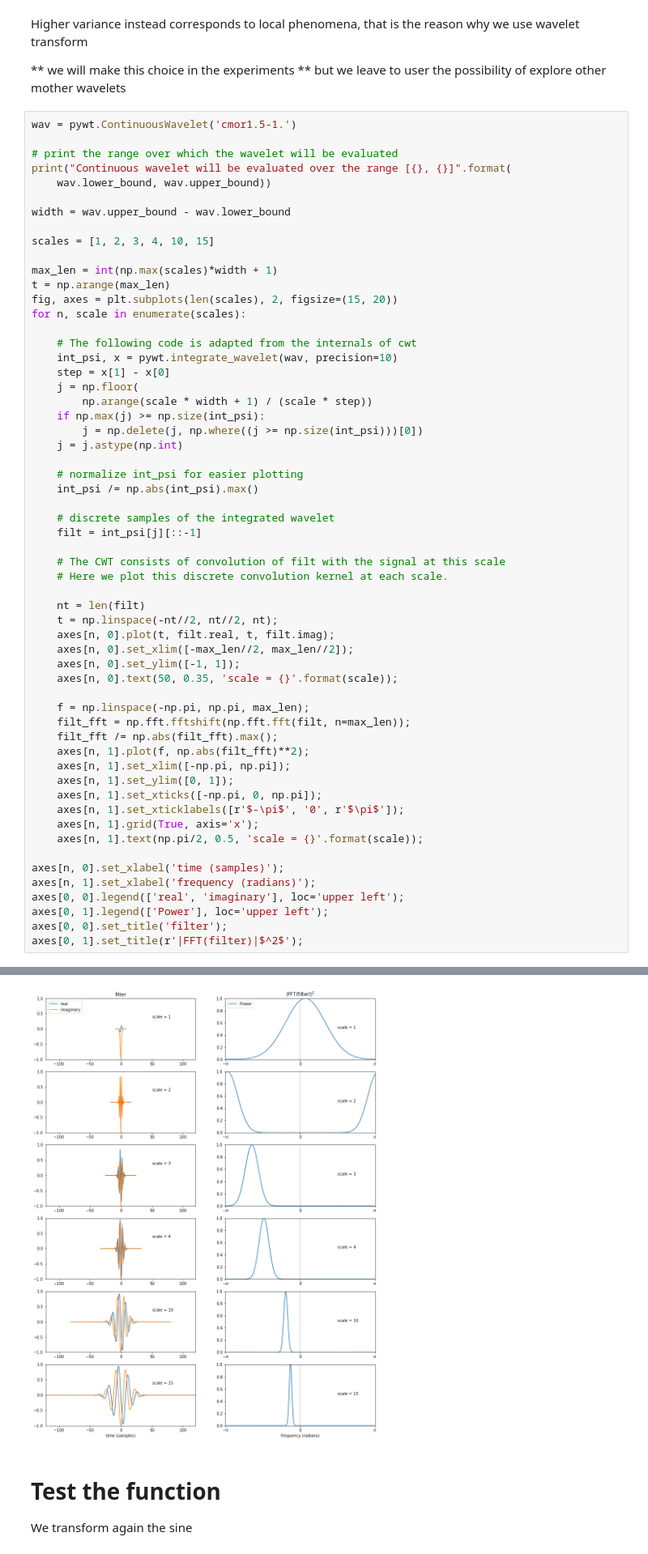
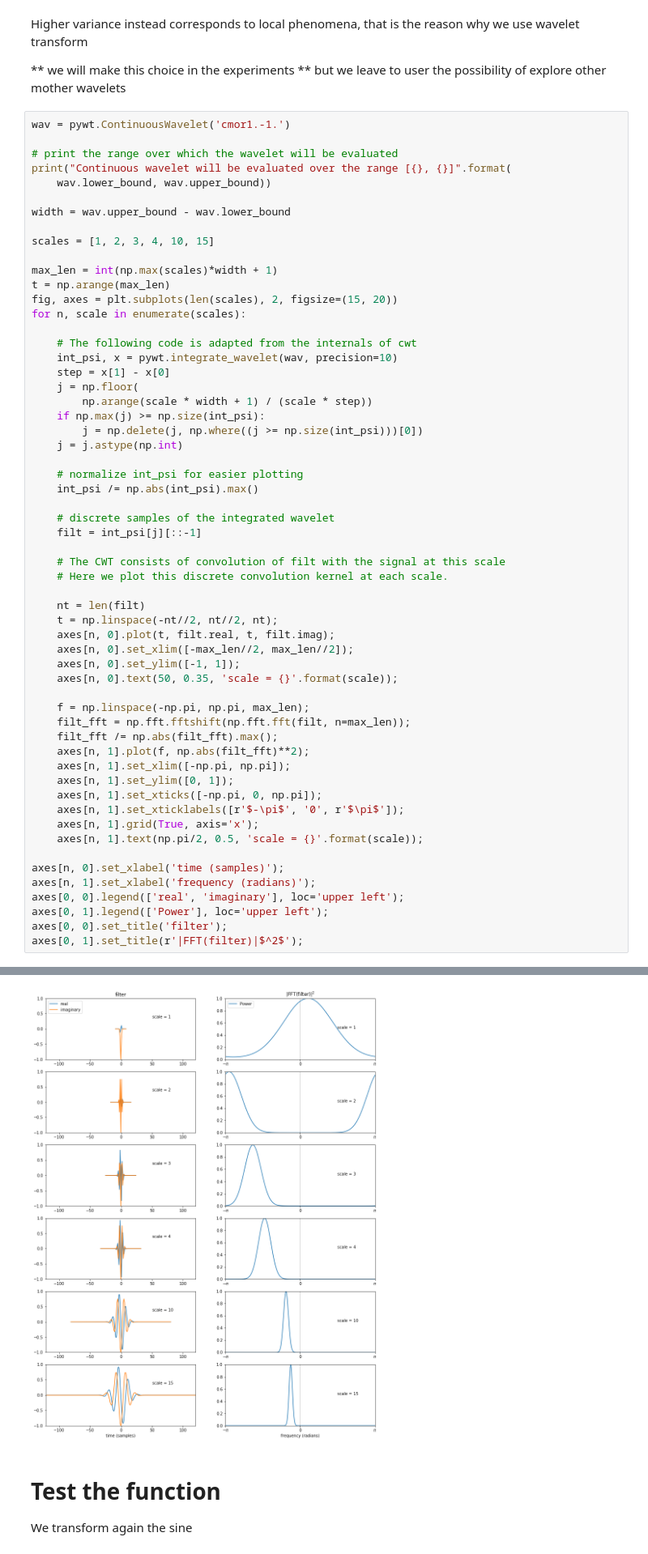
Before and after one commit to rickqiu/mt-mkl, a Jupyter notebook: notebooks/try_wavelet_transform.ipynb, the cells around one changed output, grey strips where cells are left out. Shown at 81% size. Cells and saved outputs as stored; diff of their text form.

```diff
--- a/notebooks/try_wavelet_transform.ipynb
+++ b/notebooks/try_wavelet_transform.ipynb
@@ -155,7 +155,7 @@ Higher variance instead corresponds to local phenomena, that is the reason why w
 
 ** we will make this choice in the experiments ** but we leave to user the possibility of explore other mother wavelets
 # %%
-wav = pywt.ContinuousWavelet('cmor1.5-1.')
+wav = pywt.ContinuousWavelet('cmor1.-1.')
 
 # print the range over which the wavelet will be evaluated
 print("Continuous wavelet will be evaluated over the range [{}, {}]".format(
@@ -187,34 +187,34 @@ for n, scale in enumerate(scales):
 
     # The CWT consists of convolution of filt with the signal at this scale
     # Here we plot this discrete convolution kernel at each scale.
 
     nt = len(filt)
     t = np.linspace(-nt//2, nt//2, nt);
     axes[n, 0].plot(t, filt.real, t, filt.imag);
     axes[n, 0].set_xlim([-max_len//2, max_len//2]);
     axes[n, 0].set_ylim([-1, 1]);
     axes[n, 0].text(50, 0.35, 'scale = {}'.format(scale));
 
     f = np.linspace(-np.pi, np.pi, max_len);
     filt_fft = np.fft.fftshift(np.fft.fft(filt, n=max_len));
     filt_fft /= np.abs(filt_fft).max();
     axes[n, 1].plot(f, np.abs(filt_fft)**2);
     axes[n, 1].set_xlim([-np.pi, np.pi]);
     axes[n, 1].set_ylim([0, 1]);
     axes[n, 1].set_xticks([-np.pi, 0, np.pi]);
     axes[n, 1].set_xticklabels([r'$-\pi$', '0', r'$\pi$']);
     axes[n, 1].grid(True, axis='x');
     axes[n, 1].text(np.pi/2, 0.5, 'scale = {}'.format(scale));
 
 axes[n, 0].set_xlabel('time (samples)');
 axes[n, 1].set_xlabel('frequency (radians)');
 axes[0, 0].legend(['real', 'imaginary'], loc='upper left');
 axes[0, 1].legend(['Power'], loc='upper left');
 axes[0, 0].set_title('filter');
 axes[0, 1].set_title(r'|FFT(filter)|$^2$');
 # %% [output]
 Continuous wavelet will be evaluated over the range [-8.0, 8.0]
-[figure, old version]
+[figure, new version]
 # %% [markdown]
 # Test the function
 
```
Also changed, not shown: 2 other files.
